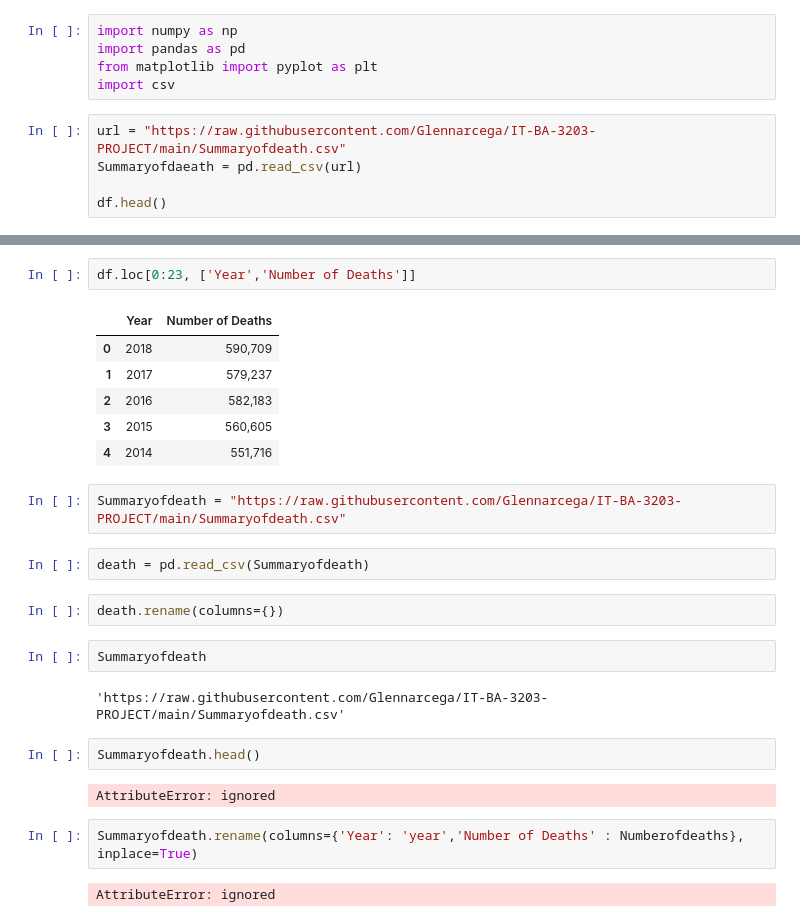
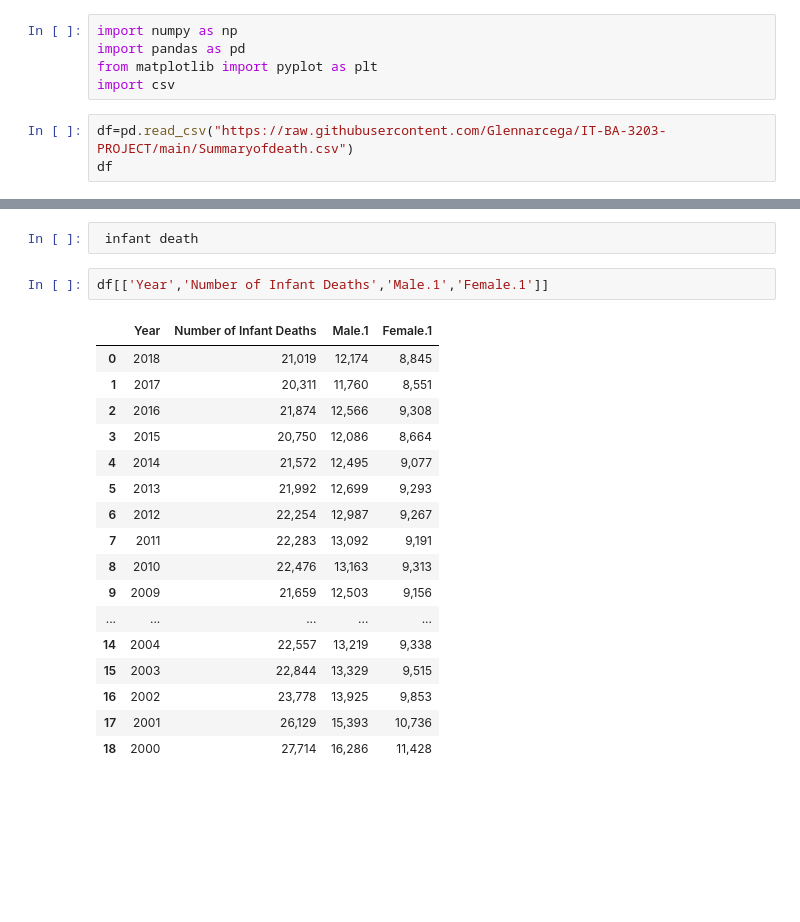
Before and after one commit to Glennarcega/IT-BA-3203-PROJECT, a Jupyter notebook: Social_Factor_of_death.ipynb, the cells around one changed output, grey strips where cells are left out. Saved outputs shown, nothing was run; the diff lists cells and outputs as text; blank space fills up the shorter version.

```diff
--- a/Social_Factor_of_death.ipynb
+++ b/Social_Factor_of_death.ipynb
@@ -6,8 +6,6 @@ import pandas as pd
 from matplotlib import pyplot as plt
 import csv
 # %%
-url = "https://raw.githubusercontent.com/Glennarcega/IT-BA-3203-PROJECT/main/Summaryofdeath.csv"
-Summaryofdaeath = pd.read_csv(url)
-
-df.head()
+df=pd.read_csv("https://raw.githubusercontent.com/Glennarcega/IT-BA-3203-PROJECT/main/Summaryofdeath.csv")
+df
 # %% [output]
@@ -21,28 +51,23 @@ df.head()
+# %%
+ infant death
 # %%
-df.loc[0:23, ['Year','Number of Deaths']]
+df[['Year','Number of Infant Deaths','Male.1','Female.1']]
 # %% [output]
-|  | Year | Number of Deaths |
-| 0 | 2018 | 590,709 |
-| 1 | 2017 | 579,237 |
-| 2 | 2016 | 582,183 |
-| 3 | 2015 | 560,605 |
-| 4 | 2014 | 551,716 |
+|  | Year | Number of Infant Deaths | Male.1 | Female.1 |
+| 0 | 2018 | 21,019 | 12,174 | 8,845 |
+| 1 | 2017 | 20,311 | 11,760 | 8,551 |
+| 2 | 2016 | 21,874 | 12,566 | 9,308 |
+| 3 | 2015 | 20,750 | 12,086 | 8,664 |
+| 4 | 2014 | 21,572 | 12,495 | 9,077 |
+| 5 | 2013 | 21,992 | 12,699 | 9,293 |
+| 6 | 2012 | 22,254 | 12,987 | 9,267 |
+| 7 | 2011 | 22,283 | 13,092 | 9,191 |
+| 8 | 2010 | 22,476 | 13,163 | 9,313 |
+| 9 | 2009 | 21,659 | 12,503 | 9,156 |
+| ... | ... | ... | ... | ... |
+| 14 | 2004 | 22,557 | 13,219 | 9,338 |
+| 15 | 2003 | 22,844 | 13,329 | 9,515 |
+| 16 | 2002 | 23,778 | 13,925 | 9,853 |
+| 17 | 2001 | 26,129 | 15,393 | 10,736 |
+| 18 | 2000 | 27,714 | 16,286 | 11,428 |
-# %%
-Summaryofdeath = "https://raw.githubusercontent.com/Glennarcega/IT-BA-3203-PROJECT/main/Summaryofdeath.csv"
-# %%
-death = pd.read_csv(Summaryofdeath)
-# %%
-death.rename(columns={})
-# %%
-Summaryofdeath
-# %% [output]
-'https://raw.githubusercontent.com/Glennarcega/IT-BA-3203-PROJECT/main/Summaryofdeath.csv'
-# %%
-Summaryofdeath.head()
-# %% [output]
-AttributeError: ignored
-# %%
-Summaryofdeath.rename(columns={'Year': 'year','Number of Deaths' : Numberofdeaths}, inplace=True)
-# %% [output]
-AttributeError: ignored
 # %%
```
Also changed, not shown: parts of 5 cells of this notebook.
